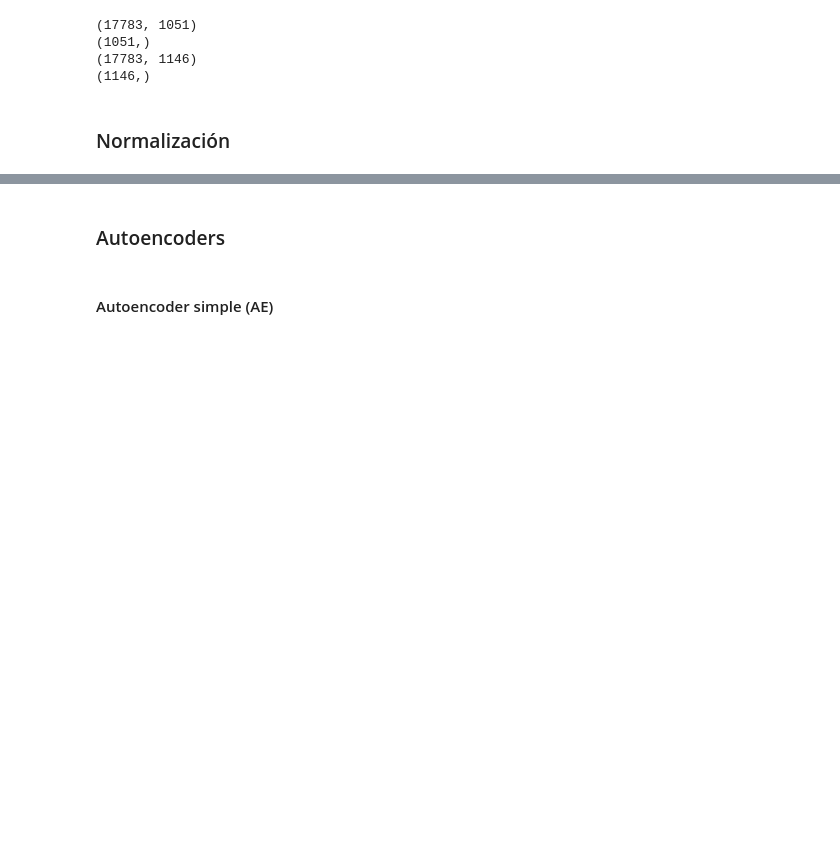
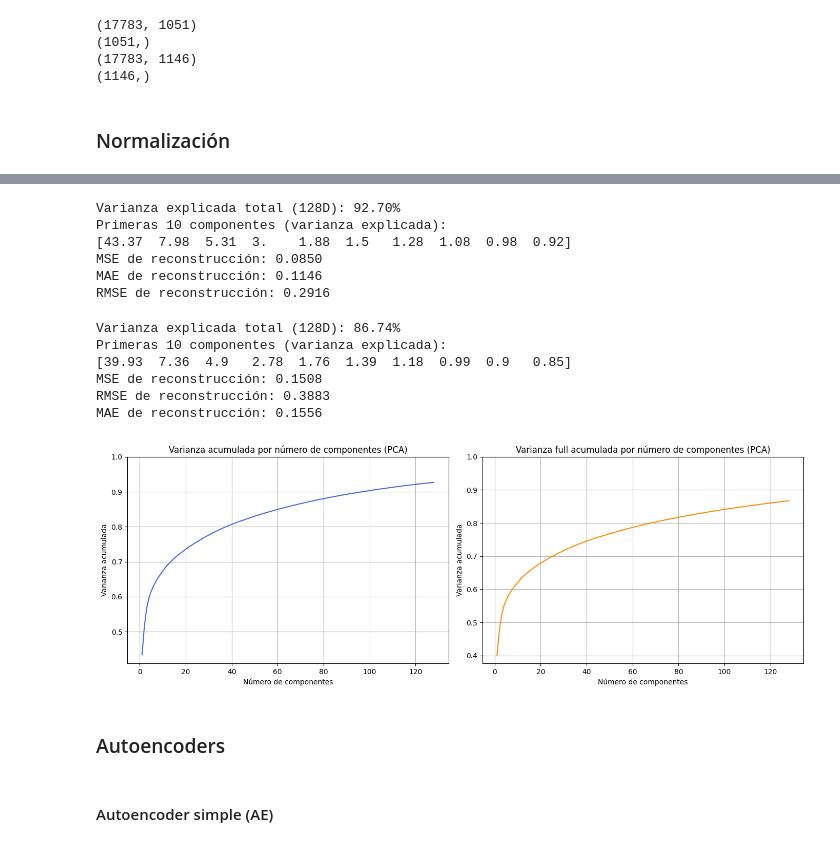
Before and after one commit to darkgigi/TFM-danarrarr, a Jupyter notebook: 04-models.ipynb, the cells around one changed output, grey strips where cells are left out. Drawn from its saved outputs; the diff is of its cells as text; code cells hidden in the pictures; blank space fills up the shorter version.

```diff
--- a/04-models.ipynb
+++ b/04-models.ipynb
@@ -131,3 +136,82 @@ X_full_train, X_full_test = train_test_split(X_full, test_size=0.2, random_state
+# %%
+pca = PCA(n_components = 128)
+X_pca = pca.fit(X_train)
+
+X_pca_test = pca.transform(X_test)
+explained_var_ratio = pca.explained_variance_ratio_
+cumulative_variance  = np.cumsum(explained_var_ratio)
+
+print(f"Varianza explicada total (128D): {cumulative_variance[-1]*100:.2f}%")
+print("Primeras 10 componentes (varianza explicada):")
+print(np.round(explained_var_ratio[:10] * 100, 2))
+
+X_reconstructed = pca.inverse_transform(X_pca_test)
+mse_reconstruction = np.mean(np.power(X_test - X_reconstructed, 2))
+mae_reconstruction = np.mean(np.abs(X_test - X_reconstructed))
+rmse_reconstruction = np.sqrt(mse_reconstruction)
+
+print(f"MSE de reconstrucción: {mse_reconstruction:.4f}")
+print(f"MAE de reconstrucción: {mae_reconstruction:.4f}")
+print(f"RMSE de reconstrucción: {rmse_reconstruction:.4f}")
+# %% [output]
+Varianza explicada total (128D): 92.70%
+Primeras 10 componentes (varianza explicada):
+[43.37  7.98  5.31  3.    1.88  1.5   1.28  1.08  0.98  0.92]
+MSE de reconstrucción: 0.0850
+MAE de reconstrucción: 0.1146
+RMSE de reconstrucción: 0.2916
+# %%
+pca_full = PCA(n_components = 128)
+X_pca = pca_full.fit(X_full_train)
+
+X_pca_test = pca_full.transform(X_full_test)
+explained_var_ratio = pca_full.explained_variance_ratio_
+cumulative_variance_full  = np.cumsum(explained_var_ratio)
+
+print(f"Varianza explicada total (128D): {cumulative_variance_full[-1]*100:.2f}%")
+print("Primeras 10 componentes (varianza explicada):")
+print(np.round(explained_var_ratio[:10] * 100, 2))
+
+X_reconstructed = pca_full.inverse_transform(X_pca_test)
+mse_reconstruction = np.mean(np.power(X_full_test - X_reconstructed, 2))
+mae_reconstruction = np.mean(np.abs(X_full_test - X_reconstructed))
+rmse_reconstruction = np.sqrt(mse_reconstruction)
+
+print(f"MSE de reconstrucción: {mse_reconstruction:.4f} ")
+print(f"RMSE de reconstrucción: {rmse_reconstruction:.4f}")
+print(f"MAE de reconstrucción: {mae_reconstruction:.4f}")
+# %% [output]
+Varianza explicada total (128D): 86.74%
+Primeras 10 componentes (varianza explicada):
+[39.93  7.36  4.9   2.78  1.76  1.39  1.18  0.99  0.9   0.85]
+MSE de reconstrucción: 0.1508
+RMSE de reconstrucción: 0.3883
+MAE de reconstrucción: 0.1556
+# %%
+plt.figure(figsize=(14, 5))
+
+# Subplot 1: Varianza acumulada (normal)
+plt.subplot(1, 2, 1)
+plt.plot(np.arange(1, 129), cumulative_variance[:128], color='royalblue')
+plt.title("Varianza acumulada por número de componentes (PCA)")
+plt.xlabel("Número de componentes")
+plt.ylabel("Varianza acumulada")
+plt.ylim(top=1)
+plt.grid(True)
+
+# Subplot 2: Varianza acumulada (full)
+plt.subplot(1, 2, 2)
+plt.plot(np.arange(1, 129), cumulative_variance_full[:128], color='darkorange')
+plt.title("Varianza full acumulada por número de componentes (PCA)")
+plt.xlabel("Número de componentes")
+plt.ylabel("Varianza acumulada")
+plt.ylim(top=1)
+plt.grid(True)
+
+plt.tight_layout()
+plt.show()
+# %% [output]
+[figure, added]
 # %% [markdown]
 ### Autoencoders
 # %% [markdown]
```
Also changed, not shown: parts of 27 cells of this notebook.
